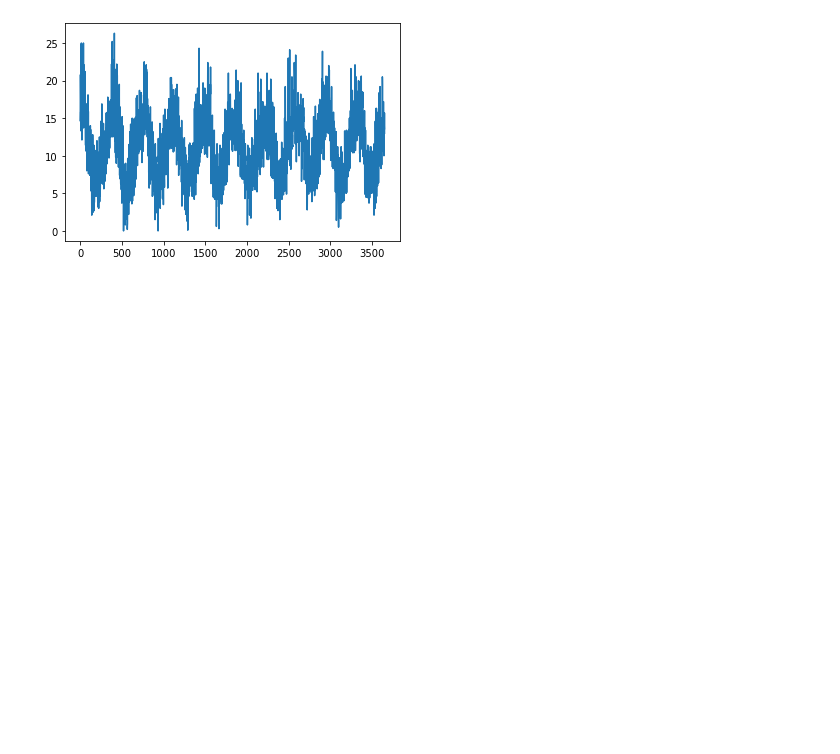
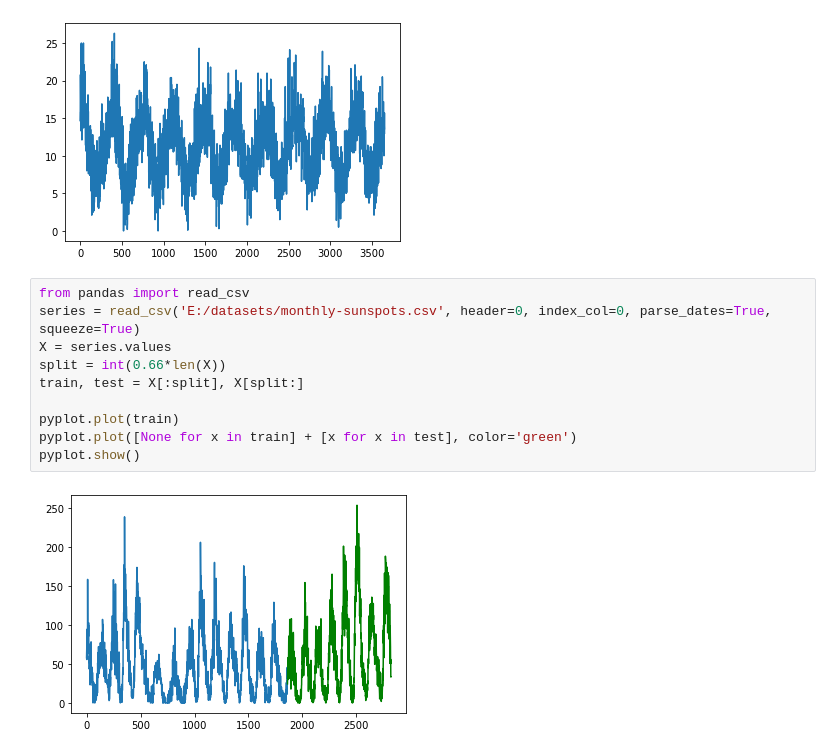
Before and after one commit to bastrob/Working_forecasting_series, a Jupyter notebook: LearnTimeSeries.ipynb, the cells around one changed output. Cells and saved outputs as stored; diff of their text form; blank space fills up the shorter version.

```diff
--- a/LearnTimeSeries.ipynb
+++ b/LearnTimeSeries.ipynb
@@ -829,3 +829,15 @@ pyplot.plot(series.values)
 pyplot.show()
 # %% [output]
 [figure]
+# %%
+from pandas import read_csv
+series = read_csv('E:/datasets/monthly-sunspots.csv', header=0, index_col=0, parse_dates=True, squeeze=True)
+X = series.values
+split = int(0.66*len(X))
+train, test = X[:split], X[split:]
+
+pyplot.plot(train)
+pyplot.plot([None for x in train] + [x for x in test], color='green')
+pyplot.show()
+# %% [output]
+[figure, added]
```
Also changed, not shown: parts of 40 cells of this notebook.
